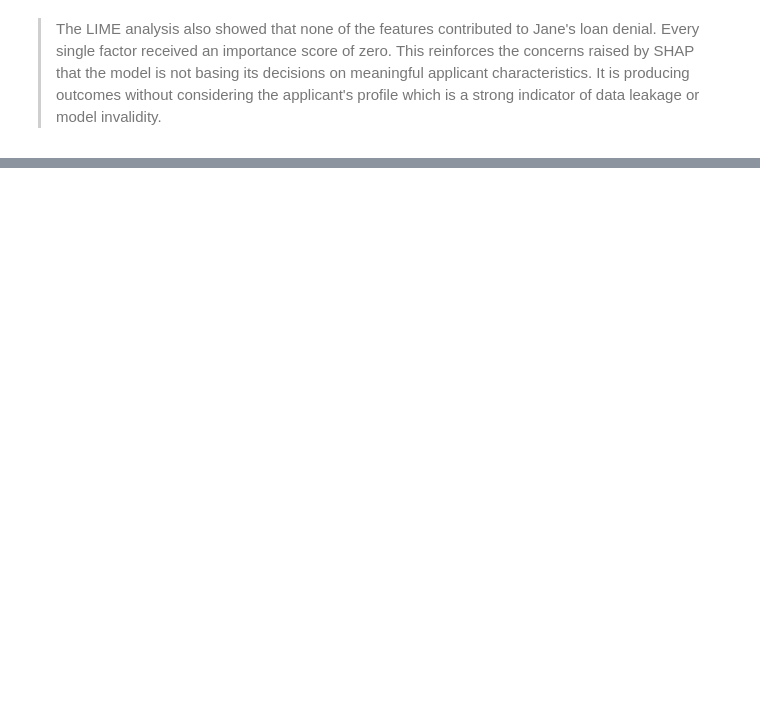
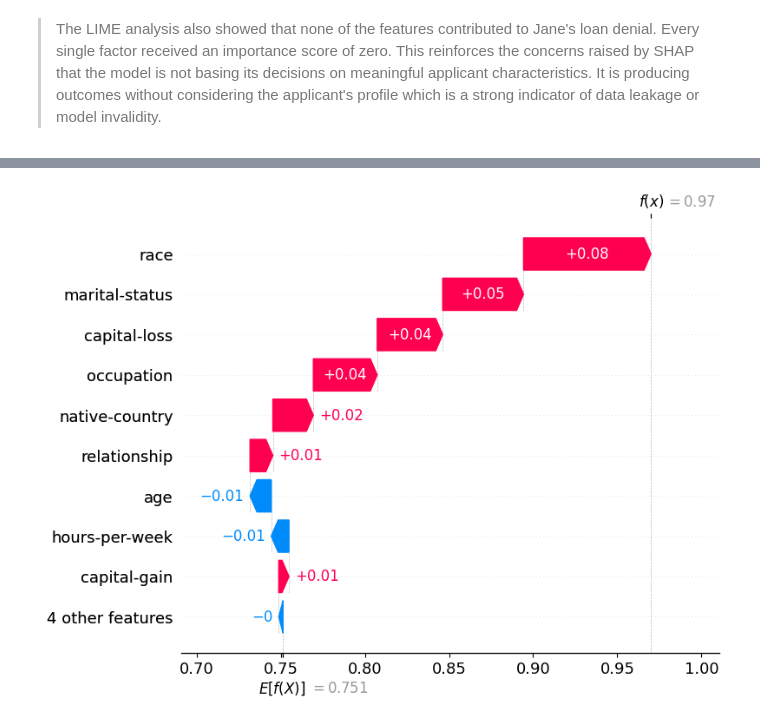
Before and after one commit to nrutachoudhari/AIPI590.01_Explainable_AI_Assignments, a Jupyter notebook: HW3_Machine_Learning_Court/AIPI 590.01 Assignment 3.ipynb, the cells around one changed output, grey strips where cells are left out. Saved outputs shown, nothing was run; the diff lists cells and outputs as text; code cells hidden in the pictures; blank space fills up the shorter version.

```diff
--- a/HW3_Machine_Learning_Court/AIPI 590.01 Assignment 3.ipynb
+++ b/HW3_Machine_Learning_Court/AIPI 590.01 Assignment 3.ipynb
@@ -287,0 +414,10 @@ LIME Feature Analysis Table:
+# %%
+# initializing the SHAP explainer for tree-based models
+explainer = shap.TreeExplainer(model_adult)
+
+# calculating the SHAP values for Jane's instance
+jane_shap_values = explainer.shap_values(jane_df)
+
+# checking the shape and structure of the SHAP values
+print(f"SHAP values shape: {np.array(jane_shap_values).shape}")
+print(f"SHAP values type: {type(jane_shap_values)}")
@@ -287,0 +433,26 @@ LIME Feature Analysis Table:
+# %%
+print("SHAP Values for Jane Dow:")
+# converting Jane’s encoded instance as a dataframe
+jane_df = pd.DataFrame([jane_encoded])
+
+# computing SHAP values
+shap_values = explainer.shap_values(jane_df)
+
+# extracting Jane's predicted class
+pred_class = pred[0]
+
+# extracting SHAP values for Jane and her predicted class
+shap_values_jane = shap_values[0, :, pred_class]
+
+# creating a SHAP analysis table
+shap_table = pd.DataFrame({
+    "Feature": jane_df.columns,
+    "Feature Value": jane_df.iloc[0].values,
+    "SHAP Value": shap_values_jane
+})
+
+# sorting by absolute SHAP value
+shap_table["Abs SHAP"] = abs(shap_table["SHAP Value"])
+shap_table = shap_table.sort_values("Abs SHAP", ascending=False).reset_index(drop=True)
+
+print(shap_table)
@@ -287,0 +475,10 @@ LIME Feature Analysis Table:
+# %%
+# creating a waterfall plot for Jane's SHAP values
+shap.initjs()
+
+shap.plots._waterfall.waterfall_legacy(
+    explainer.expected_value[pred_class],
+    shap_values_jane,
+    feature_names=jane_df.columns
+)
+# %% [output]
@@ -287,0 +486 @@ LIME Feature Analysis Table:
+[figure, added]
```
Also changed, not shown: parts of 28 cells of this notebook.
